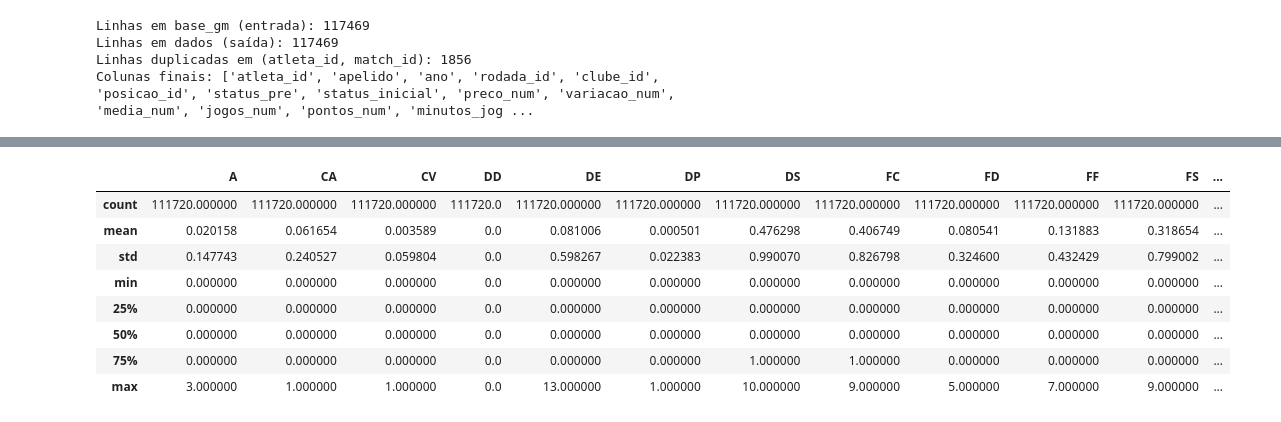
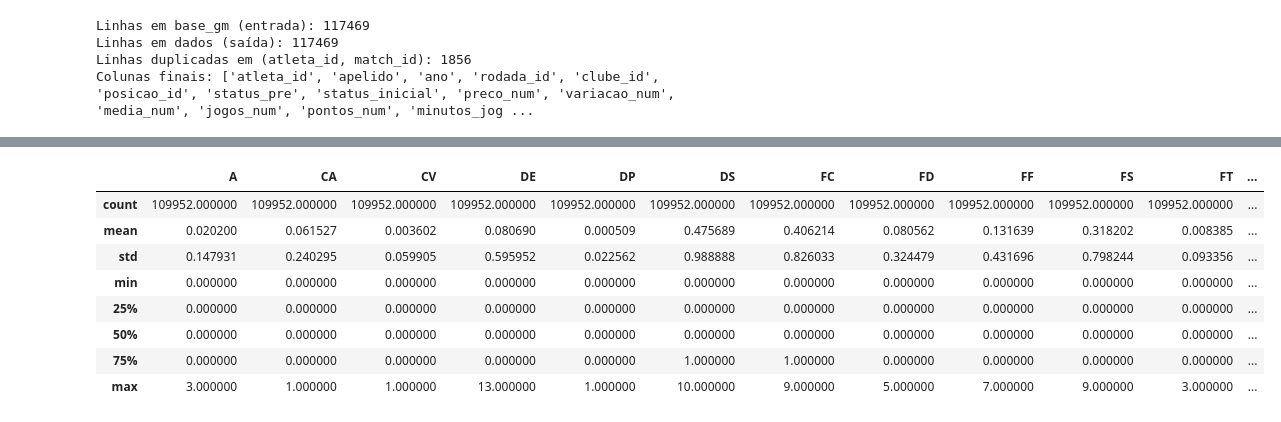
Before and after one commit to PedroHenFerreira/Gato-Mestre, a Jupyter notebook: src/notebooks/ETL.ipynb, the cells around one changed output, grey strips where cells are left out. Saved outputs shown, nothing was run; the diff lists cells and outputs as text; code cells hidden in the pictures.

```diff
--- a/src/notebooks/ETL.ipynb
+++ b/src/notebooks/ETL.ipynb
@@ -306,6 +261,7 @@ dados['adversario_media_pontos_cedidos_ausencia'] = dados.shape[0] * [0]
 dados['minutos_jogados_ausencia'] = dados.shape[0] * [0]
 dados['momento_entrou_ausencia'] = dados.shape[0] * [0]
 dados['momento_substituido_ausencia'] = dados.shape[0] * [0]
+dados['rodada_id_corrigido'] = dados.shape[0] * [0]
 
 linhas_duplicadas = dados.duplicated(subset=["atleta_id", "match_id"]).sum()
 linhas_esperadas = len(base_gm)
@@ -480,8 +435,20 @@ dados.loc[
     ['adversario_media_pontos_cedidos', 'adversario_media_pontos_cedidos_ausencia']
 ] = [0.0, 1]
 
-# status_pre
-dados = dados.drop(columns=['status_pre', 'apelido', 'DD'])
+# status_inicial, apelido e DD
+dados = dados.drop(columns=['status_inicial', 'apelido', 'DD'])
 
-# dummies da coluna status_inicial
-dados = pd.get_dummies(dados, columns=['status_inicial'])
+# limpeza e dummies da coluna status_pre
+dados["status_pre"] = dados["status_pre"].str.strip().str.lower()
+dados = pd.get_dummies(dados, columns=['status_pre'])
+
+# rodada_id
+dados.loc[
+    (dados['rodada_id'] == 0),
+    ['rodada_id', 'rodada_id_corrigido']
+] = [1, 1]
+
+dados.loc[
+    (dados['rodada_id'] > 38),
+    ['rodada_id', 'rodada_id_corrigido']
+] = [38, 1]
@@ -507,0 +498,2 @@ Number of Repeated Rows: 1100
+# %%
+dados = dados.drop_duplicates(keep="first")
@@ -507,0 +523,9 @@ Number of Repeated Rows: 1100
+# %%
+dados = (
+    dados
+    .sort_values("preco_num", ascending=False)
+    .drop_duplicates(
+        subset=["atleta_id", "match_id"],
+        keep="first"
+    )
+)
@@ -515,40 +559,39 @@ Number of Repeated Rows: 1100
 #     'match_id',
 #     'equipe_mandante_id',
 #     'equipe_visitante_id',
 #     'equipe_media_pontos_conquistados_ausencia',
 #     'adversario_media_pontos_cedidos_ausencia',
 #     'minutos_jogados_ausencia',
 #     'momento_entrou_ausencia',
 #     'momento_substituido_ausencia'
 # ]).describe()
 
 dados[['A',
  'CA',
  'CV',
- 'DD',
  'DE',
  'DP',
  'DS',
  'FC',
  'FD',
  'FF',
  'FS',
  'FT',
  'G',
  'GC',
  'GS',
  'I',
  'PC',
  'PP',
  'PS',
  'SG']].describe()
 # %% [output]
-|  | A | CA | CV | DD | DE | DP | DS | FC | FD | FF | FS | ... |
-| count | 111720.000000 | 111720.000000 | 111720.000000 | 111720.0 | 111720.000000 | 111720.000000 | 111720.000000 | 111720.000000 | 111720.000000 | 111720.000000 | 111720.000000 | ... |
-| mean | 0.020158 | 0.061654 | 0.003589 | 0.0 | 0.081006 | 0.000501 | 0.476298 | 0.406749 | 0.080541 | 0.131883 | 0.318654 | ... |
-| std | 0.147743 | 0.240527 | 0.059804 | 0.0 | 0.598267 | 0.022383 | 0.990070 | 0.826798 | 0.324600 | 0.432429 | 0.799002 | ... |
-| min | 0.000000 | 0.000000 | 0.000000 | 0.0 | 0.000000 | 0.000000 | 0.000000 | 0.000000 | 0.000000 | 0.000000 | 0.000000 | ... |
-| 25% | 0.000000 | 0.000000 | 0.000000 | 0.0 | 0.000000 | 0.000000 | 0.000000 | 0.000000 | 0.000000 | 0.000000 | 0.000000 | ... |
-| 50% | 0.000000 | 0.000000 | 0.000000 | 0.0 | 0.000000 | 0.000000 | 0.000000 | 0.000000 | 0.000000 | 0.000000 | 0.000000 | ... |
-| 75% | 0.000000 | 0.000000 | 0.000000 | 0.0 | 0.000000 | 0.000000 | 1.000000 | 1.000000 | 0.000000 | 0.000000 | 0.000000 | ... |
-| max | 3.000000 | 1.000000 | 1.000000 | 0.0 | 13.000000 | 1.000000 | 10.000000 | 9.000000 | 5.000000 | 7.000000 | 9.000000 | ... |
+|  | A | CA | CV | DE | DP | DS | FC | FD | FF | FS | FT | ... |
+| count | 109952.000000 | 109952.000000 | 109952.000000 | 109952.000000 | 109952.000000 | 109952.000000 | 109952.000000 | 109952.000000 | 109952.000000 | 109952.000000 | 109952.000000 | ... |
+| mean | 0.020200 | 0.061527 | 0.003602 | 0.080690 | 0.000509 | 0.475689 | 0.406214 | 0.080562 | 0.131639 | 0.318202 | 0.008385 | ... |
+| std | 0.147931 | 0.240295 | 0.059905 | 0.595952 | 0.022562 | 0.988888 | 0.826033 | 0.324479 | 0.431696 | 0.798244 | 0.093356 | ... |
+| min | 0.000000 | 0.000000 | 0.000000 | 0.000000 | 0.000000 | 0.000000 | 0.000000 | 0.000000 | 0.000000 | 0.000000 | 0.000000 | ... |
+| 25% | 0.000000 | 0.000000 | 0.000000 | 0.000000 | 0.000000 | 0.000000 | 0.000000 | 0.000000 | 0.000000 | 0.000000 | 0.000000 | ... |
+| 50% | 0.000000 | 0.000000 | 0.000000 | 0.000000 | 0.000000 | 0.000000 | 0.000000 | 0.000000 | 0.000000 | 0.000000 | 0.000000 | ... |
+| 75% | 0.000000 | 0.000000 | 0.000000 | 0.000000 | 0.000000 | 1.000000 | 1.000000 | 0.000000 | 0.000000 | 0.000000 | 0.000000 | ... |
+| max | 3.000000 | 1.000000 | 1.000000 | 13.000000 | 1.000000 | 10.000000 | 9.000000 | 5.000000 | 7.000000 | 9.000000 | 3.000000 | ... |
```
Also changed, not shown: parts of 25 cells of this notebook, 7 other files.
